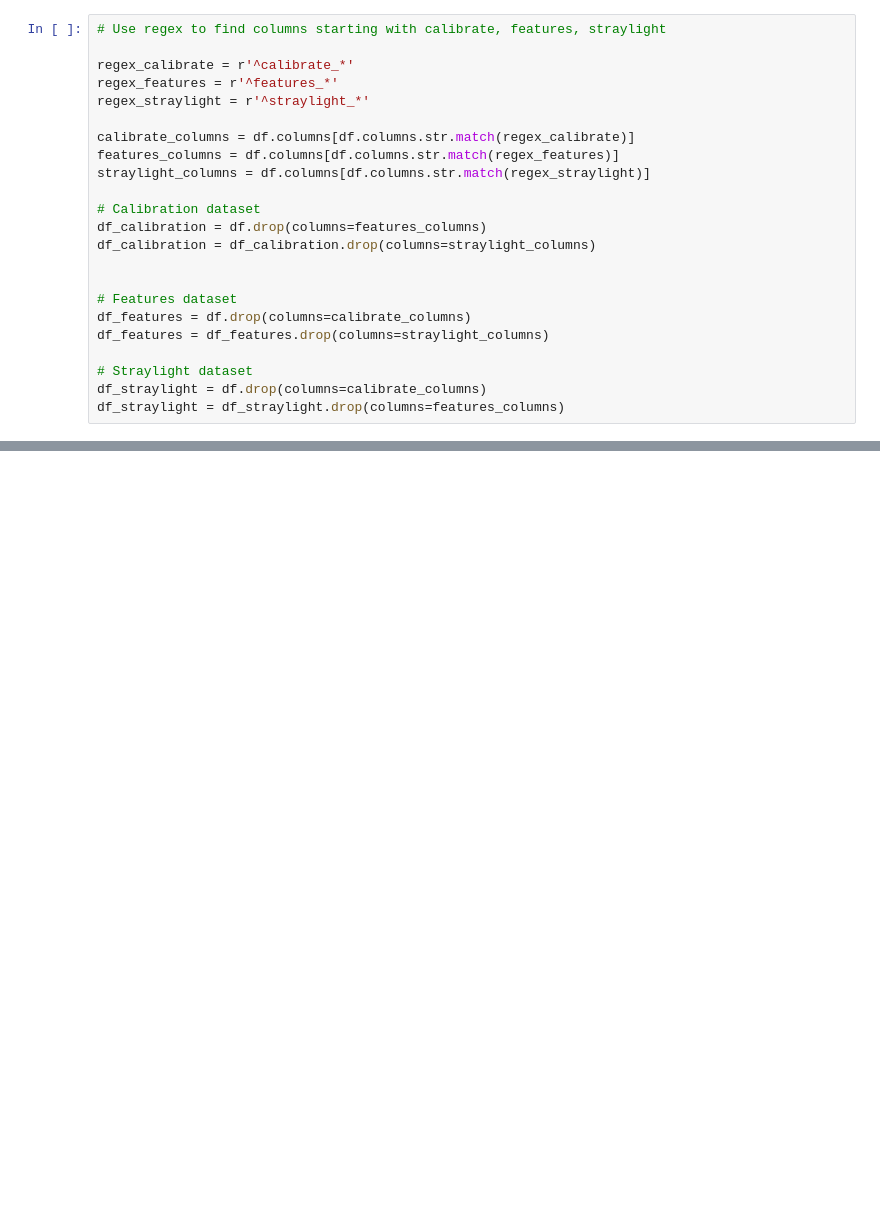
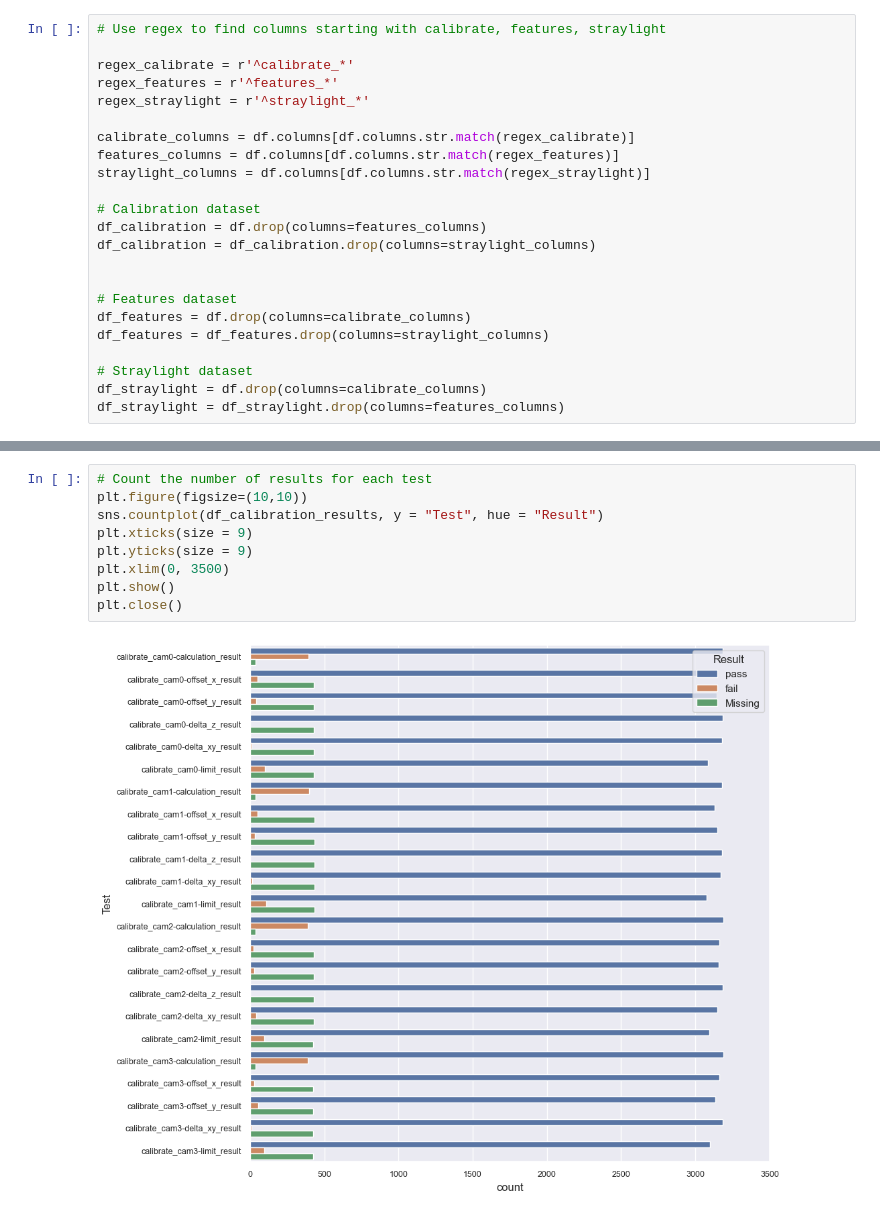
Before and after one commit to GALLP900/CodAcG_Github, a Jupyter notebook: Python_Projects/Data Science Tools/Prod_Data_Analysis.ipynb, the cells around one changed output, grey strips where cells are left out. Saved outputs shown, nothing was run; the diff lists cells and outputs as text; blank space fills up the shorter version.

```diff
--- a/Python_Projects/Data Science Tools/Prod_Data_Analysis.ipynb
+++ b/Python_Projects/Data Science Tools/Prod_Data_Analysis.ipynb
@@ -136,0 +206,11 @@ df_calibration = df_calibration.drop_duplicates(subset=["first_tested_pass"])
+# %%
+# Count the number of results for each test
+plt.figure(figsize=(10,10))
+sns.countplot(df_calibration_results, y = "Test", hue = "Result")
+plt.xticks(size = 9)
+plt.yticks(size = 9)
+plt.xlim(0, 3500)
+plt.show()
+plt.close()
+# %% [output]
+[figure, added]
```
Also changed, not shown: parts of 19 cells of this notebook.
